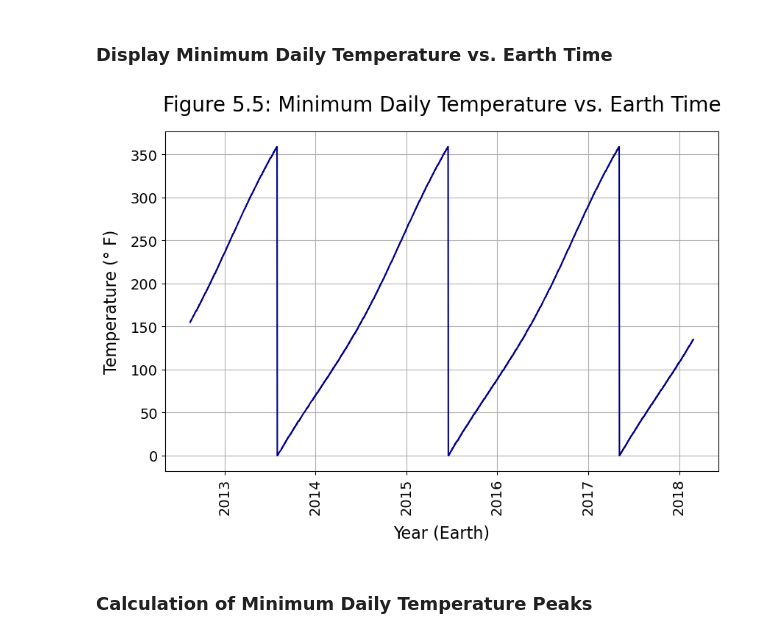
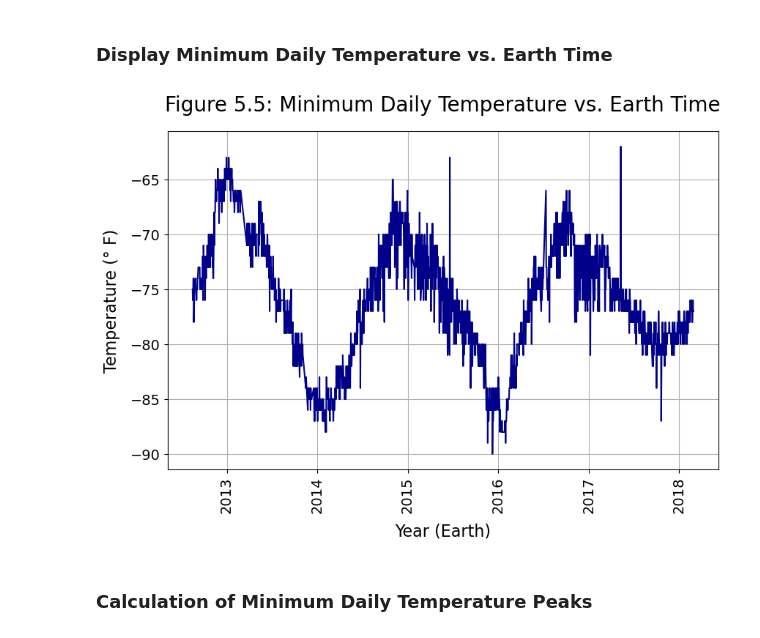
Before and after one commit to njgeorge000158/Mars-News-and-Weather-Analysis-from-Web-Scraping, a Jupyter notebook: mars_weather.ipynb, the cells around one changed output. Cells and saved outputs as stored; diff of their text form; code cells hidden in the pictures.

```diff
--- a/mars_weather.ipynb
+++ b/mars_weather.ipynb
@@ -424,16 +424,16 @@ which is the same as the 687 Earth days found through an Internet search.
 # %%
 minimum_temperature_dataframe = mars_weather_dataframe[['terrestrial_date', 'min_temp']]
 
 minimum_temperature_dataframe.set_index('terrestrial_date', drop = True, inplace = True)
 
-minimum_temperature_series = solar_longitude_dataframe.squeeze()
+minimum_temperature_series = minimum_temperature_dataframe.squeeze()
 
 
 matplotlibx.display_plot_from_series \
     (minimum_temperature_series, 'Figure 5.5: Minimum Daily Temperature vs. Earth Time',
      'darkblue', 'Year (Earth)', 'Temperature (° F)')
 # %% [output]
-[figure, old version]
+[figure, new version]
 # %% [markdown]
 ### **Calculation of Minimum Daily Temperature Peaks**
 # %%
```
Also changed, not shown: parts of 1 cell of this notebook, 1 other file.
